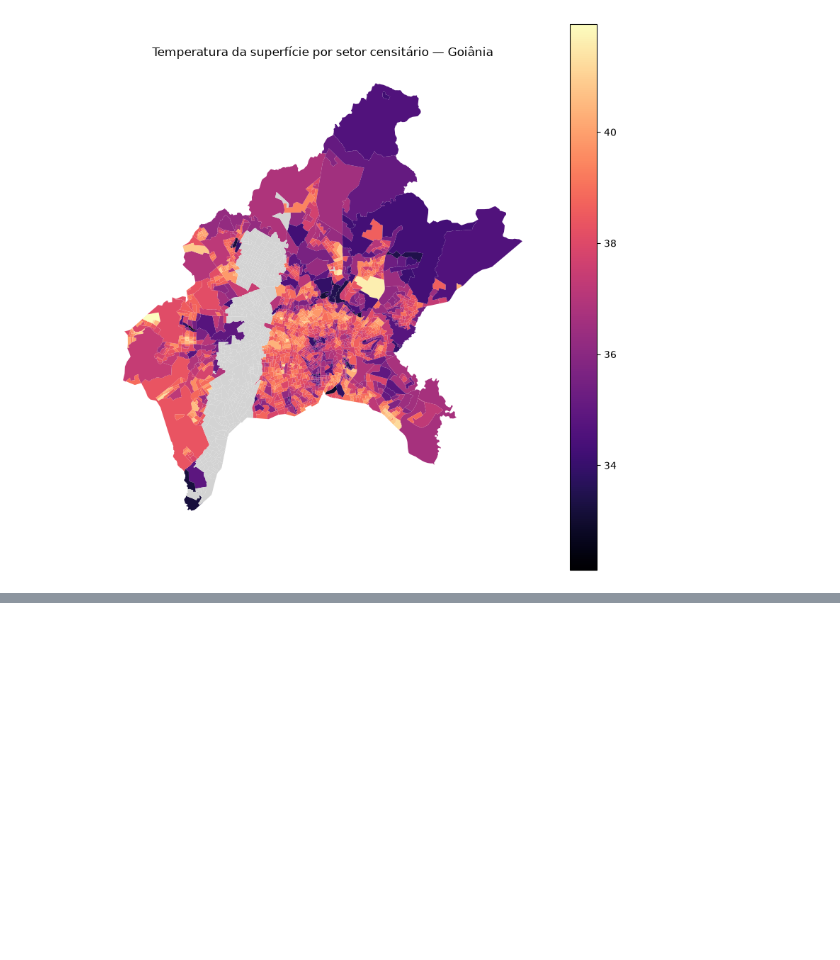
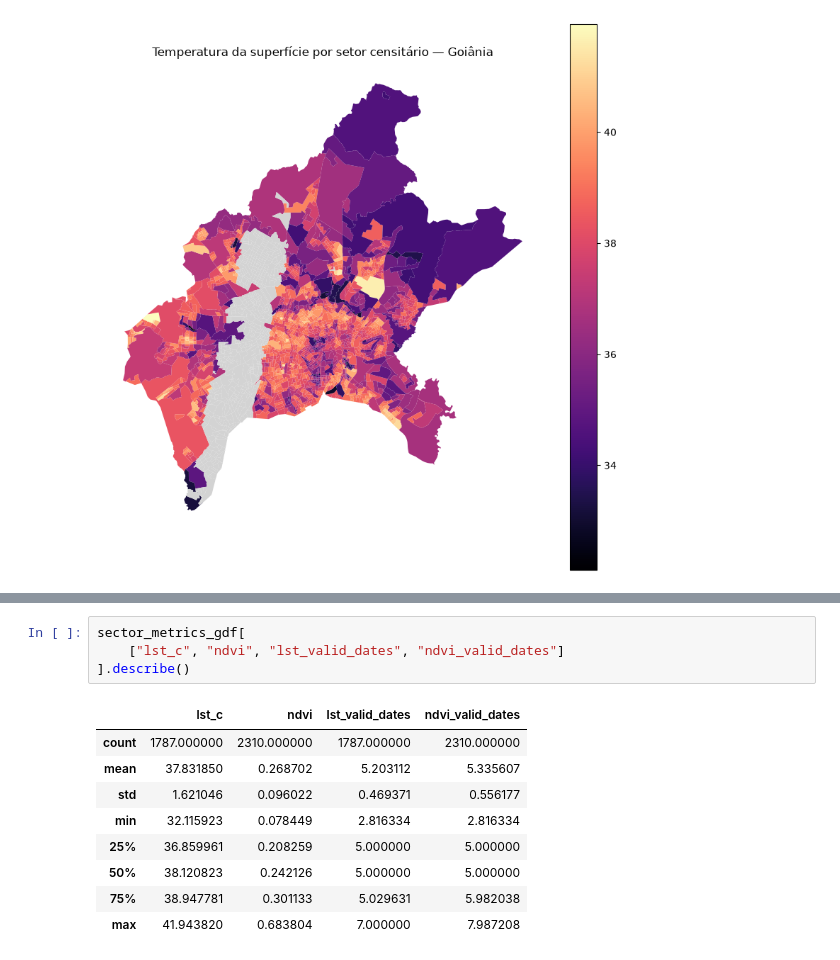
Before and after one commit to HannahGrecco/goiania-thermal-justice, a Jupyter notebook: notebooks/02_earth_engine.ipynb, the cells around one changed output, grey strips where cells are left out. Drawn from its saved outputs; the diff is of its cells as text; blank space fills up the shorter version.

```diff
--- a/notebooks/02_earth_engine.ipynb
+++ b/notebooks/02_earth_engine.ipynb
@@ -416,0 +426,14 @@ plt.show()
+# %%
+sector_metrics_gdf[
+    ["lst_c", "ndvi", "lst_valid_dates", "ndvi_valid_dates"]
+].describe()
+# %% [output]
+|  | lst_c | ndvi | lst_valid_dates | ndvi_valid_dates |
+| count | 1787.000000 | 2310.000000 | 1787.000000 | 2310.000000 |
+| mean | 37.831850 | 0.268702 | 5.203112 | 5.335607 |
+| std | 1.621046 | 0.096022 | 0.469371 | 0.556177 |
+| min | 32.115923 | 0.078449 | 2.816334 | 2.816334 |
+| 25% | 36.859961 | 0.208259 | 5.000000 | 5.000000 |
+| 50% | 38.120823 | 0.242126 | 5.000000 | 5.000000 |
+| 75% | 38.947781 | 0.301133 | 5.029631 | 5.982038 |
+| max | 41.943820 | 0.683804 | 7.000000 | 7.987208 |
```
Also changed, not shown: parts of 18 cells of this notebook, 1 other file.
